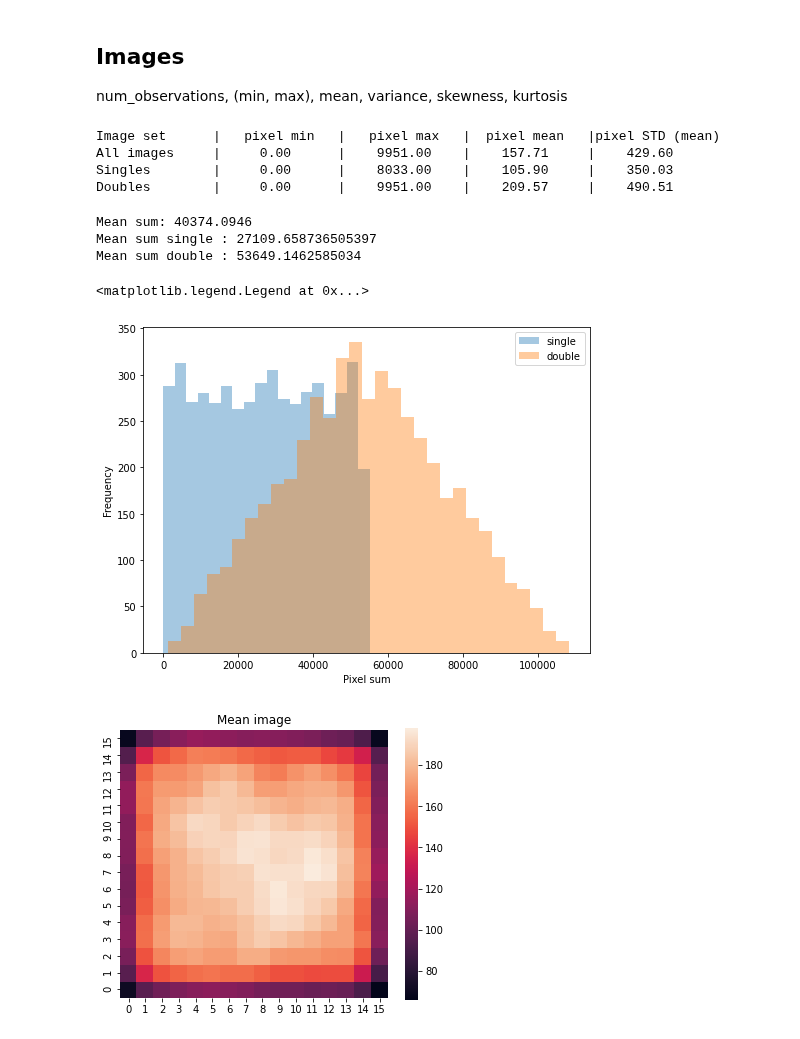
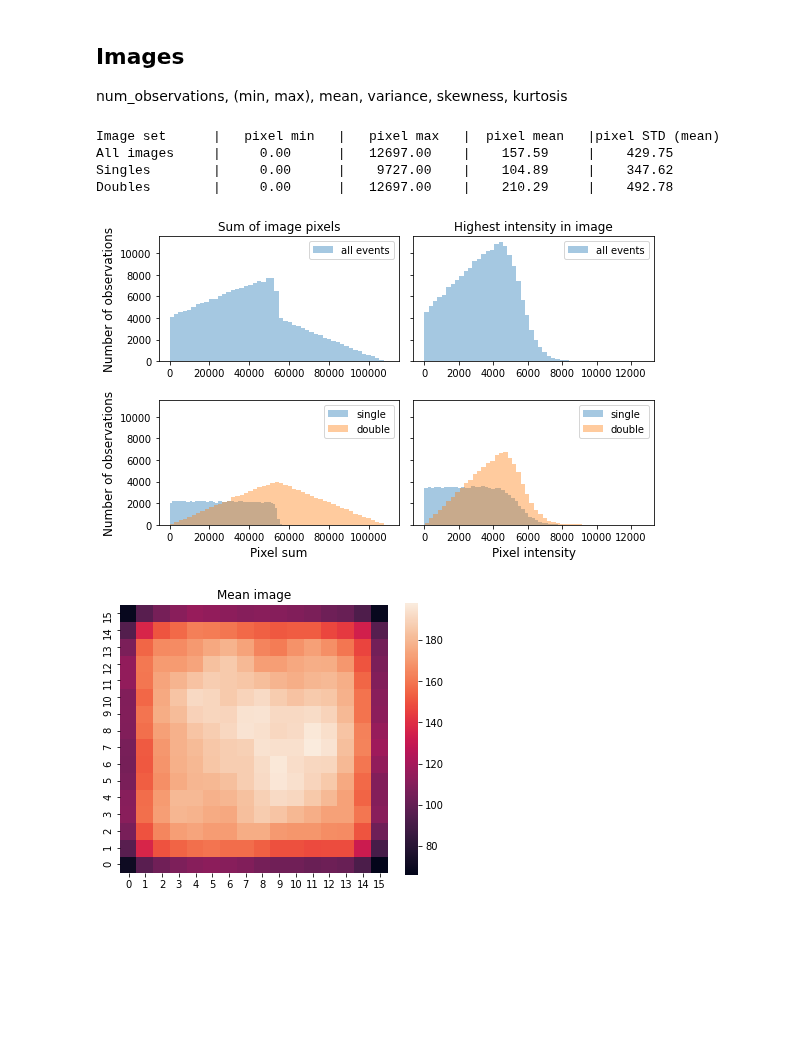
Before and after one commit to geirtul/master_analysis, a Jupyter notebook: notebooks/exploration/data_exploration.ipynb, the cells around one changed output. Saved outputs shown, nothing was run; the diff lists cells and outputs as text; code cells hidden in the pictures; blank space fills up the shorter version.

Commit message:
Notebook update. New results in data_exploration_anodedata

```diff
--- a/notebooks/exploration/data_exploration.ipynb
+++ b/notebooks/exploration/data_exploration.ipynb
@@ -16,17 +16,17 @@ from scipy import stats
 # %%
 # CeBr2Mil_Mix.txt -> 2 million mixed samples of simulated events
 REPO_ROOT = get_git_root()
-DATA_PATH = REPO_ROOT + "data/sample/"
+DATA_PATH = REPO_ROOT + "data/simulated/"
 
 # ================== Import Data ==================
 #images = np.load(DATA_PATH + "images_full.npy")
 #positions = np.load(DATA_PATH + "positions_full.npy")
 #energies = np.load(DATA_PATH + "energies_full.npy")
 #labels = np.load(DATA_PATH + "labels_full.npy")
-images = np.load(DATA_PATH + "images_sample.npy")
-positions = np.load(DATA_PATH + "positions_sample.npy")
-energies = np.load(DATA_PATH + "energies_sample.npy")
-labels = np.load(DATA_PATH + "labels_sample.npy")
+images = np.load(DATA_PATH + "images_200k.npy")
+positions = np.load(DATA_PATH + "positions_200k.npy")
+energies = np.load(DATA_PATH + "energies_200k.npy")
+labels = np.load(DATA_PATH + "labels_200k.npy")
 # %%
 # CeBr2Mil_Mix.txt -> 2 million mixed samples of simulated events
 REPO_ROOT = get_git_root()
@@ -105,28 +105,43 @@ print("{:15s}|{:^15.2f}|{:^15.2f}|{:^15.2f}|{:^15.2f}".format(
     np.mean(np.sqrt(stats_images_double.variance))))
 # %% [output]
 Image set      |   pixel min   |   pixel max   |  pixel mean   |pixel STD (mean)
-All images     |     0.00      |    9951.00    |    157.71     |    429.60
-Singles        |     0.00      |    8033.00    |    105.90     |    350.03
-Doubles        |     0.00      |    9951.00    |    209.57     |    490.51
+All images     |     0.00      |   12697.00    |    157.59     |    429.75
+Singles        |     0.00      |    9727.00    |    104.89     |    347.62
+Doubles        |     0.00      |   12697.00    |    210.29     |    492.78
-# %%
-img_sum = np.sum(images, axis=(1,2))
-print("Mean sum:", np.mean(img_sum))
-print("Mean sum single :", np.mean(img_sum[single]))
-print("Mean sum double :", np.mean(img_sum[double]))
-# %% [output]
-Mean sum: 40374.0946
-Mean sum single : 27109.658736505397
-Mean sum double : 53649.1462585034
-# %%
-fig, ax = plt.subplots(figsize=(8,6))
-sns.distplot(img_sum[single], kde=False, label='single', ax=ax)
-sns.distplot(img_sum[double], kde=False, label='double', ax=ax)
-ax.set_ylabel("Frequency")
-ax.set_xlabel("Pixel sum")
-ax.legend()
-# %% [output]
-<matplotlib.legend.Legend at 0x...>
-[figure, removed]
+# %%
+img_sum = np.sum(images, axis=(1,2))
+img_hip = np.amax(images, axis=(1,2))
+fig, ax = plt.subplots(2, 2, figsize=(8,5), sharey=True)
+
+# Sum all
+sns.distplot(img_sum, kde=False, hist=True, label='all events', ax=ax.flatten()[0])
+ax.flatten()[0].set_ylabel("Number of observations", fontsize=12)
+#ax.flatten()[0].set_xlabel("Pixel sum", fontsize=12)
+ax.flatten()[0].set_title("Sum of image pixels")
+ax.flatten()[0].legend()
+
+# Sum single/double
+sns.distplot(img_sum[single], kde=False, hist=True, label='single', ax=ax.flatten()[2])
+sns.distplot(img_sum[double], kde=False, hist=True, label='double', ax=ax.flatten()[2])
+ax.flatten()[2].set_ylabel("Number of observations", fontsize=12)
+ax.flatten()[2].set_xlabel("Pixel sum", fontsize=12)
+ax.flatten()[2].legend()
+
+# HIP all
+sns.distplot(img_hip, kde=False, hist=True, label='all events', ax=ax.flatten()[1])
+ax.flatten()[1].set_title("Highest intensity in image")
+ax.flatten()[1].legend()
+
+
+# HIP single/double
+sns.distplot(img_hip[single], kde=False, hist=True, label='single', ax=ax.flatten()[3])
+sns.distplot(img_hip[double], kde=False, hist=True, label='double', ax=ax.flatten()[3])
+ax.flatten()[3].set_xlabel("Pixel intensity", fontsize=12)
+ax.flatten()[3].legend()
+
+fig.tight_layout()
+# %% [output]
+[figure, added]
 # %%
 # Plot the mean image
 fig, ax = plt.subplots(figsize=(6,5))
```
Also changed, not shown: parts of 1 cell of this notebook, 2 other files.
